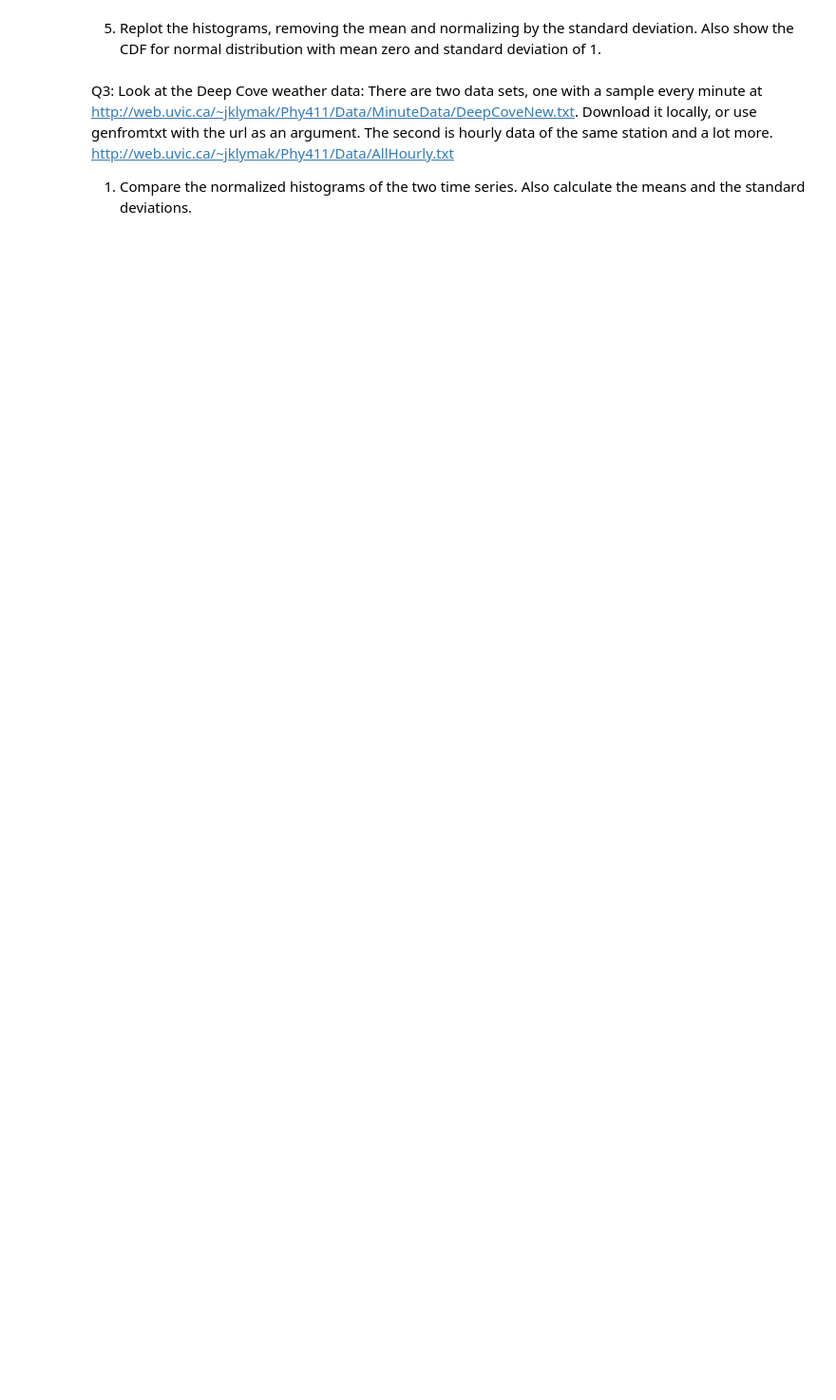
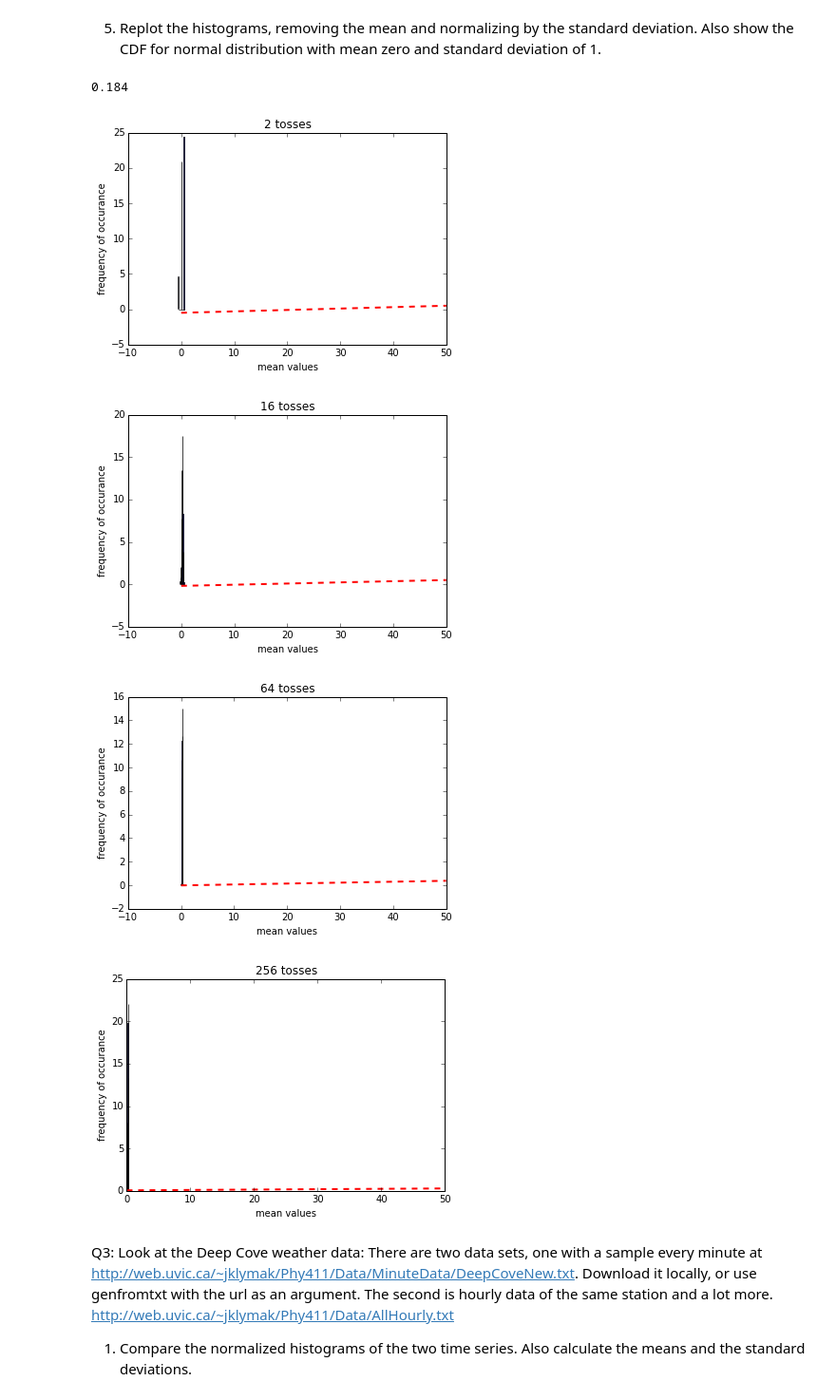
Before and after one commit to scanks/Phys411Assignments, a Jupyter notebook: Assignment #1.ipynb, the cells around one changed output. Shown at 95% size. Saved outputs shown, nothing was run; the diff lists cells and outputs as text; code cells hidden in the pictures; blank space fills up the shorter version.

```diff
--- a/Assignment #1.ipynb
+++ b/Assignment #1.ipynb
@@ -212,5 +225,44 @@ ValueError: The truth value of an array with more than one element is ambiguous.
 # %% [markdown]
 5) Replot the histograms, removing the mean and normalizing by the standard deviation. Also show the CDF for normal distribution with mean zero and standard deviation of 1.
+# %%
+import matplotlib.mlab as mlab
+import numpy as np
+import matplotlib.pyplot as plt
+%matplotlib inline
+
+def cointoss(tosses):
+    x = np.random.rand(tosses) #
+    for b in range(0, tosses):
+        if x[b]<.67777:
+            x[b]=0.5
+        else: x[b]=-0.5
+    return np.mean(x)
+
+print cointoss(2000)
+
+def coinhist(tosses):
+    x2000 = np.zeros(2000)
+    for i in range(0,2000,1):
+        x2000[i] = cointoss(tosses)
+    fig=plt.figure()
+    n, bins, patches = plt.hist(x2000,50,normed=1, alpha=0.75) #internet sourced
+
+    y= mlab.normpdf(bins, np.mean(x2000), np.std(x2000))
+    l=plt.plot(bins,'r--',linewidth=2)
+    plt.title(str(tosses) + ' tosses')
+    plt.xlabel('mean values')
+    plt.ylabel('frequency of occurance')
+
+coinhist(2)
+coinhist(16)
+coinhist(64)
+coinhist(256)
+# %% [output]
+0.184
+[figure, added]
+[figure, added]
+[figure, added]
+[figure, added]
 # %% [markdown]
 Q3: Look at the Deep Cove weather data:
 There are two data sets, one with a sample every minute at
```
Also changed, not shown: parts of 5 cells of this notebook.
